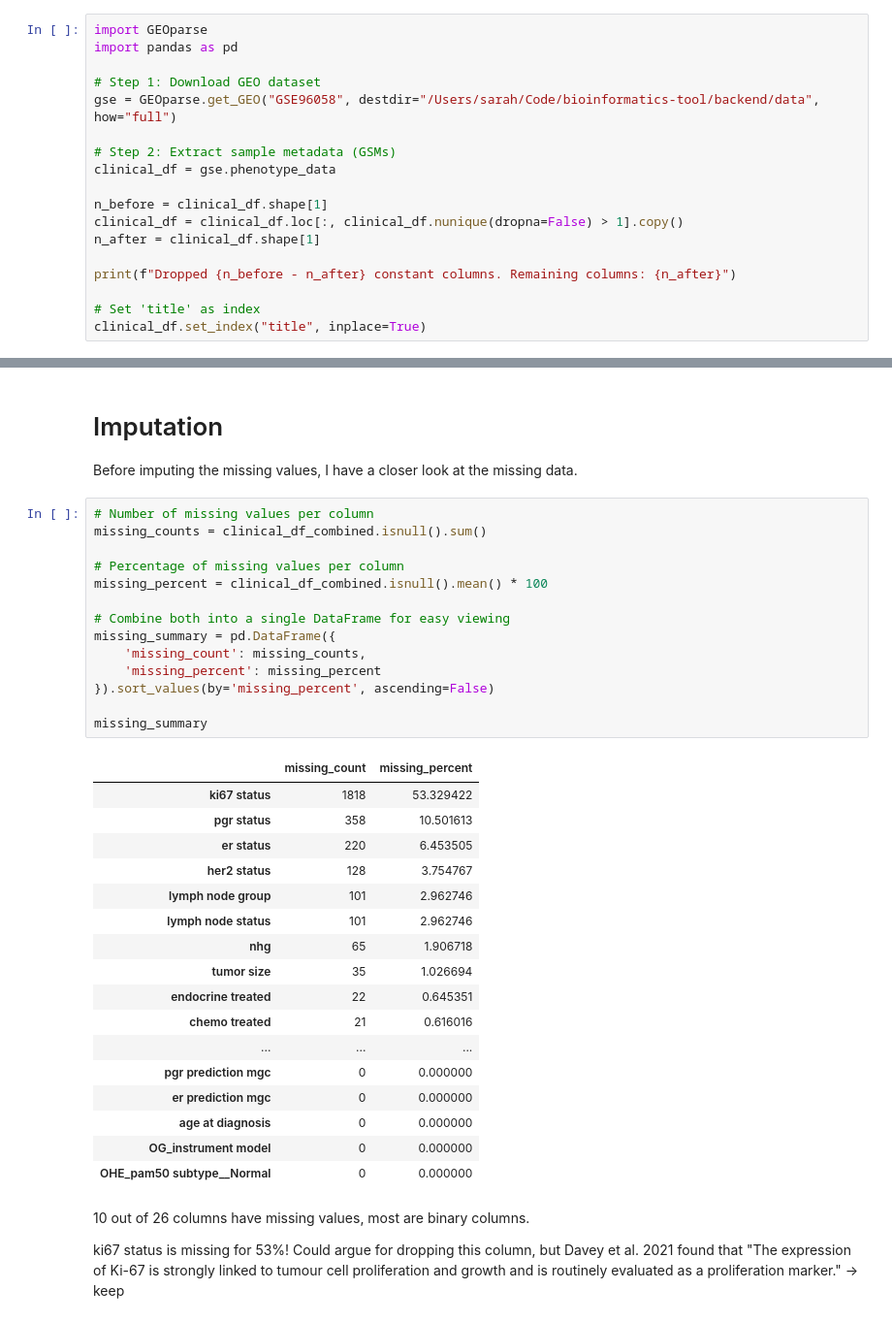
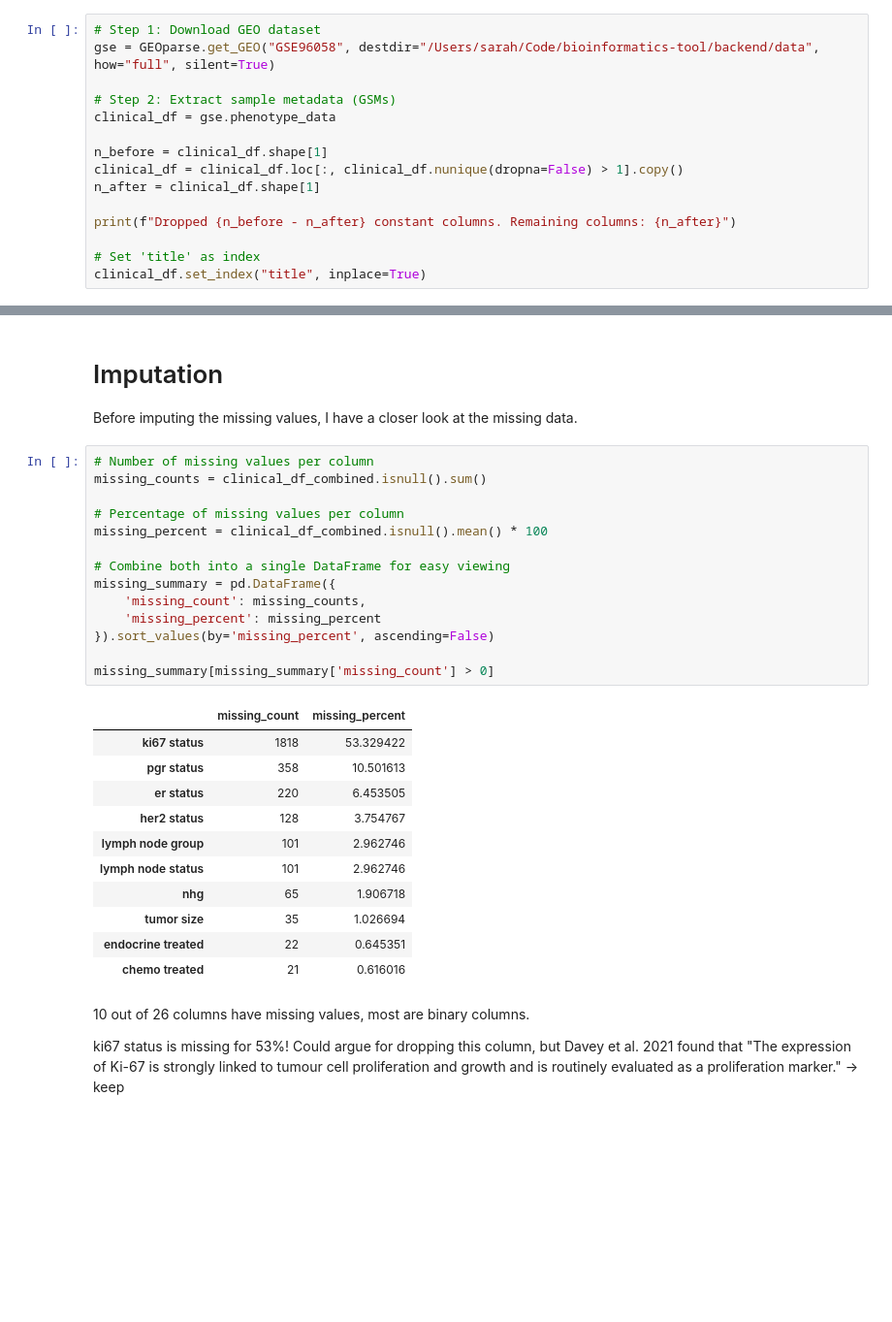
Before and after one commit to starshrimp/bioinformatics-tool, a Jupyter notebook: analysis/02_data_preprocessing_clinical.ipynb, the cells around one changed output, grey strips where cells are left out. Shown at 97% size. Drawn from its saved outputs; the diff is of its cells as text; blank space fills up the shorter version.

```diff
--- a/analysis/02_data_preprocessing_clinical.ipynb
+++ b/analysis/02_data_preprocessing_clinical.ipynb
@@ -2,11 +15,8 @@
 # Download Dataset
 First step is to download the dataset, extract the metadata and drop constant columns (contain no information, only slow down computations).
 # %%
-import GEOparse
-import pandas as pd
-
 # Step 1: Download GEO dataset
-gse = GEOparse.get_GEO("GSE96058", destdir="/Users/sarah/Code/bioinformatics-tool/backend/data", how="full")
+gse = GEOparse.get_GEO("GSE96058", destdir="/Users/sarah/Code/bioinformatics-tool/backend/data", how="full", silent=True)
 
 # Step 2: Extract sample metadata (GSMs)
 clinical_df = gse.phenotype_data
@@ -290,35 +274,29 @@ Before imputing the missing values, I have a closer look at the missing data.
 # %%
 # Number of missing values per column
 missing_counts = clinical_df_combined.isnull().sum()
 
 # Percentage of missing values per column
 missing_percent = clinical_df_combined.isnull().mean() * 100
 
 # Combine both into a single DataFrame for easy viewing
 missing_summary = pd.DataFrame({
     'missing_count': missing_counts,
     'missing_percent': missing_percent
 }).sort_values(by='missing_percent', ascending=False)
 
-missing_summary
+missing_summary[missing_summary['missing_count'] > 0]
 # %% [output]
 |  | missing_count | missing_percent |
 | ki67 status | 1818 | 53.329422 |
 | pgr status | 358 | 10.501613 |
 | er status | 220 | 6.453505 |
 | her2 status | 128 | 3.754767 |
 | lymph node group | 101 | 2.962746 |
 | lymph node status | 101 | 2.962746 |
 | nhg | 65 | 1.906718 |
 | tumor size | 35 | 1.026694 |
 | endocrine treated | 22 | 0.645351 |
 | chemo treated | 21 | 0.616016 |
-| ... | ... | ... |
-| pgr prediction mgc | 0 | 0.000000 |
-| er prediction mgc | 0 | 0.000000 |
-| age at diagnosis | 0 | 0.000000 |
-| OG_instrument model | 0 | 0.000000 |
-| OHE_pam50 subtype__Normal | 0 | 0.000000 |
 # %% [markdown]
 10 out of 26 columns have missing values, most are binary columns.
 
```
Also changed, not shown: parts of 13 cells of this notebook.
